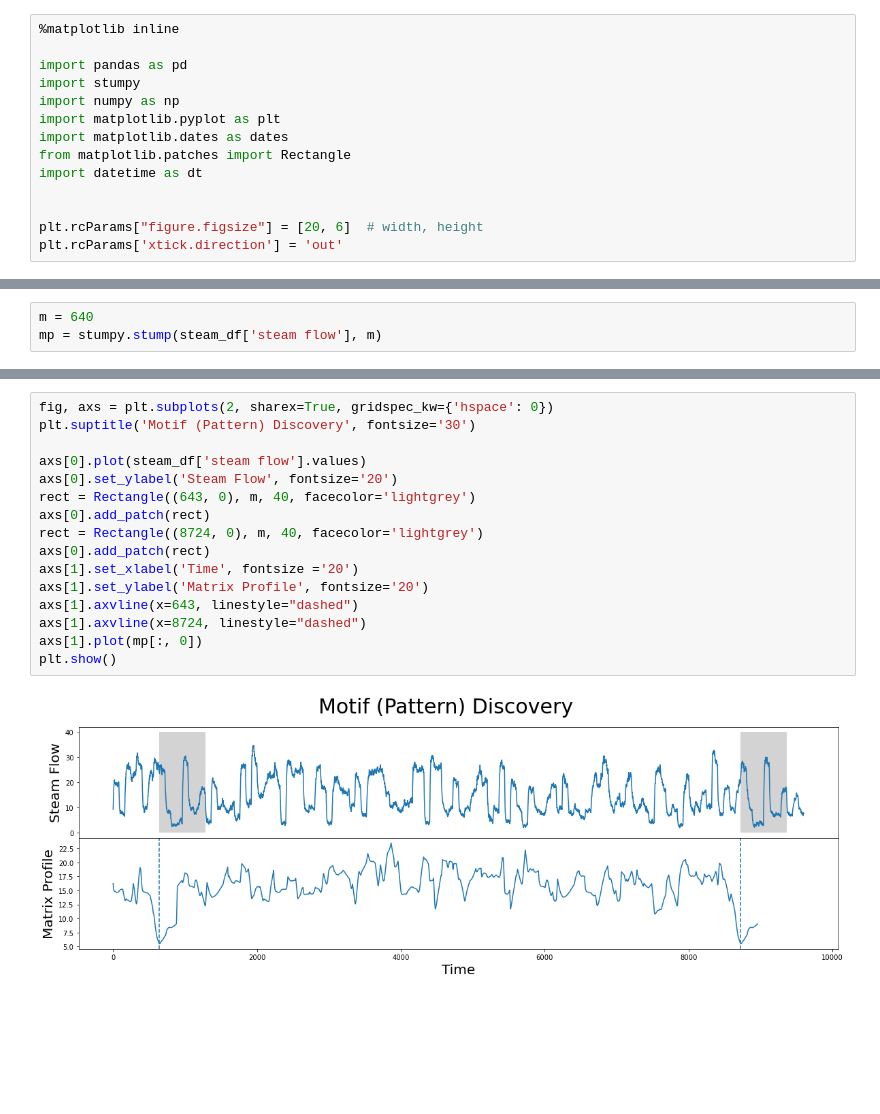
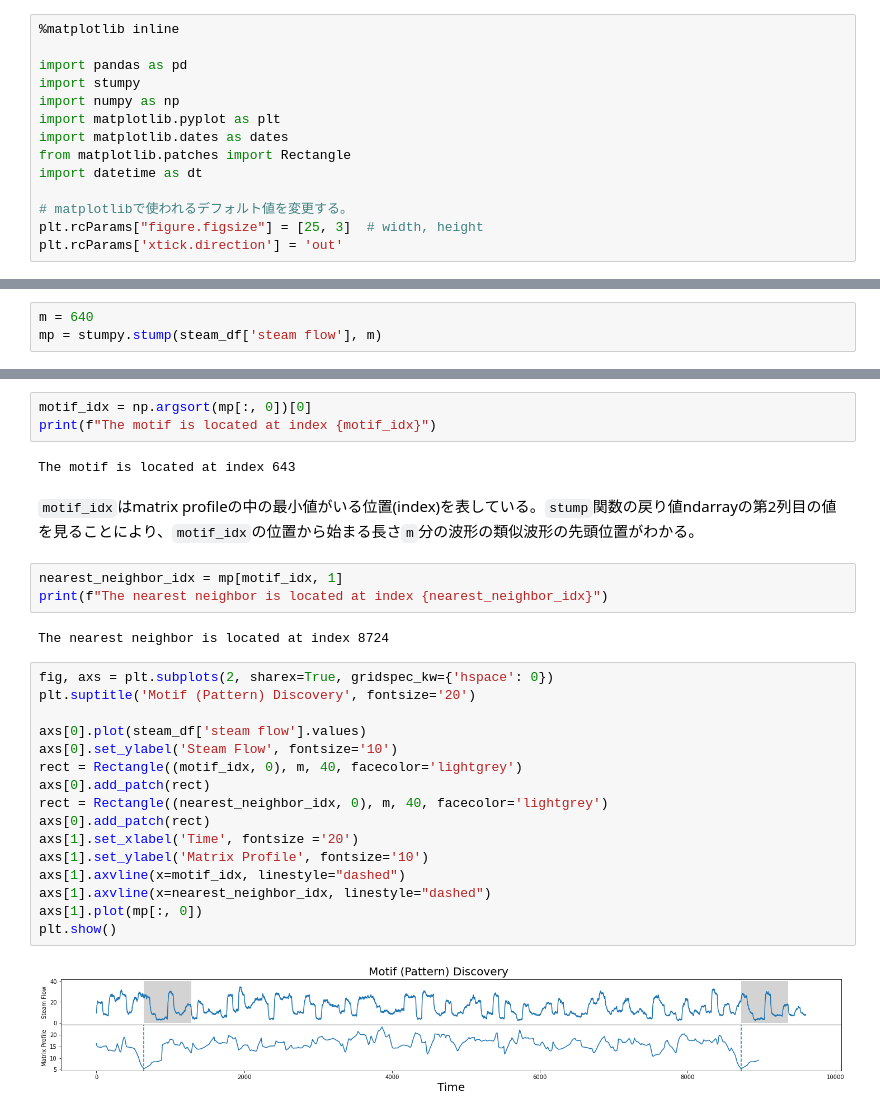
Before and after one commit to okataka123/MatrixProfile, a Jupyter notebook: Tutorials/Stumpy_practice_01.ipynb, the cells around one changed output, grey strips where cells are left out. Saved outputs shown, nothing was run; the diff lists cells and outputs as text; blank space fills up the shorter version.

Commit message:
STUMPY Basics 1

```diff
--- a/Stumpy_practice_01.ipynb
+++ b/Tutorials/Stumpy_practice_01.ipynb
@@ -119,6 +152,6 @@ import matplotlib.dates as dates
 from matplotlib.patches import Rectangle
 import datetime as dt
 
-
-plt.rcParams["figure.figsize"] = [20, 6]  # width, height
+# matplotlibで使われるデフォルト値を変更する。
+plt.rcParams["figure.figsize"] = [25, 3]  # width, height
 plt.rcParams['xtick.direction'] = 'out'
@@ -165,18 +224,30 @@ mp = stumpy.stump(steam_df['steam flow'], m)
+# %%
+motif_idx = np.argsort(mp[:, 0])[0]
+print(f"The motif is located at index {motif_idx}")
+# %% [output]
+The motif is located at index 643
+# %% [markdown]
+`motif_idx`はmatrix profileの中の最小値がいる位置(index)を表している。`stump`関数の戻り値ndarrayの第2列目の値を見ることにより、`motif_idx`の位置から始まる長さ`m`分の波形の類似波形の先頭位置がわかる。
+# %%
+nearest_neighbor_idx = mp[motif_idx, 1]
+print(f"The nearest neighbor is located at index {nearest_neighbor_idx}")
+# %% [output]
+The nearest neighbor is located at index 8724
 # %%
 fig, axs = plt.subplots(2, sharex=True, gridspec_kw={'hspace': 0})
-plt.suptitle('Motif (Pattern) Discovery', fontsize='30')
+plt.suptitle('Motif (Pattern) Discovery', fontsize='20')
 
 axs[0].plot(steam_df['steam flow'].values)
-axs[0].set_ylabel('Steam Flow', fontsize='20')
-rect = Rectangle((643, 0), m, 40, facecolor='lightgrey')
+axs[0].set_ylabel('Steam Flow', fontsize='10')
+rect = Rectangle((motif_idx, 0), m, 40, facecolor='lightgrey')
 axs[0].add_patch(rect)
-rect = Rectangle((8724, 0), m, 40, facecolor='lightgrey')
+rect = Rectangle((nearest_neighbor_idx, 0), m, 40, facecolor='lightgrey')
 axs[0].add_patch(rect)
 axs[1].set_xlabel('Time', fontsize ='20')
-axs[1].set_ylabel('Matrix Profile', fontsize='20')
-axs[1].axvline(x=643, linestyle="dashed")
-axs[1].axvline(x=8724, linestyle="dashed")
+axs[1].set_ylabel('Matrix Profile', fontsize='10')
+axs[1].axvline(x=motif_idx, linestyle="dashed")
+axs[1].axvline(x=nearest_neighbor_idx, linestyle="dashed")
 axs[1].plot(mp[:, 0])
 plt.show()
 # %% [output]
-[figure, old version]
+[figure, new version]
```
Also changed, not shown: parts of 20 cells of this notebook, 3 other files.
